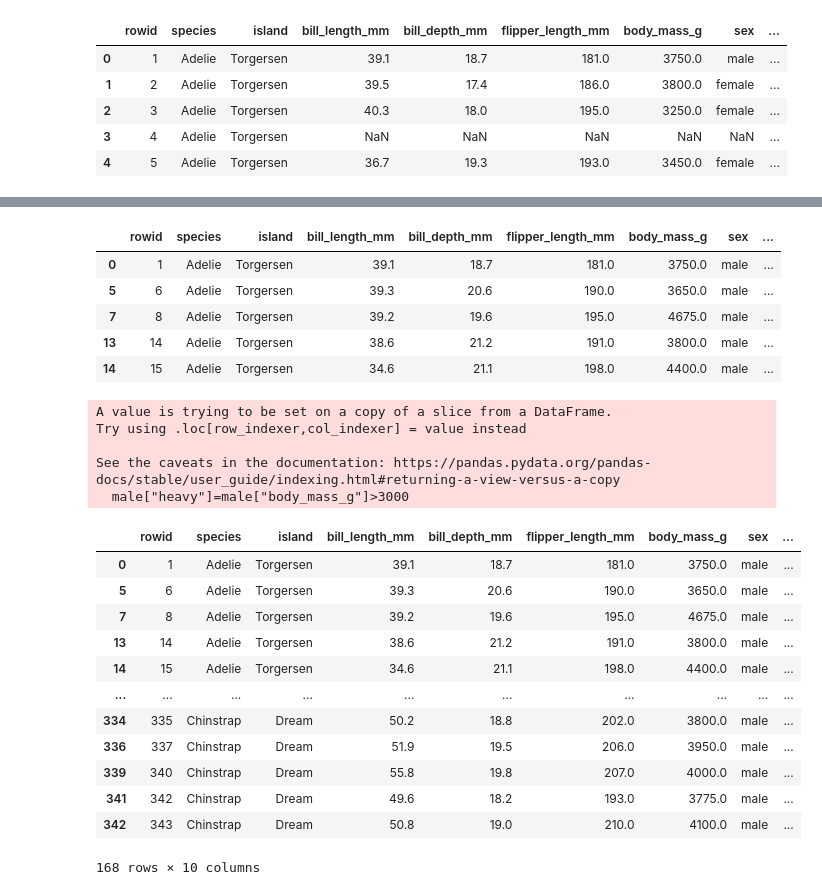
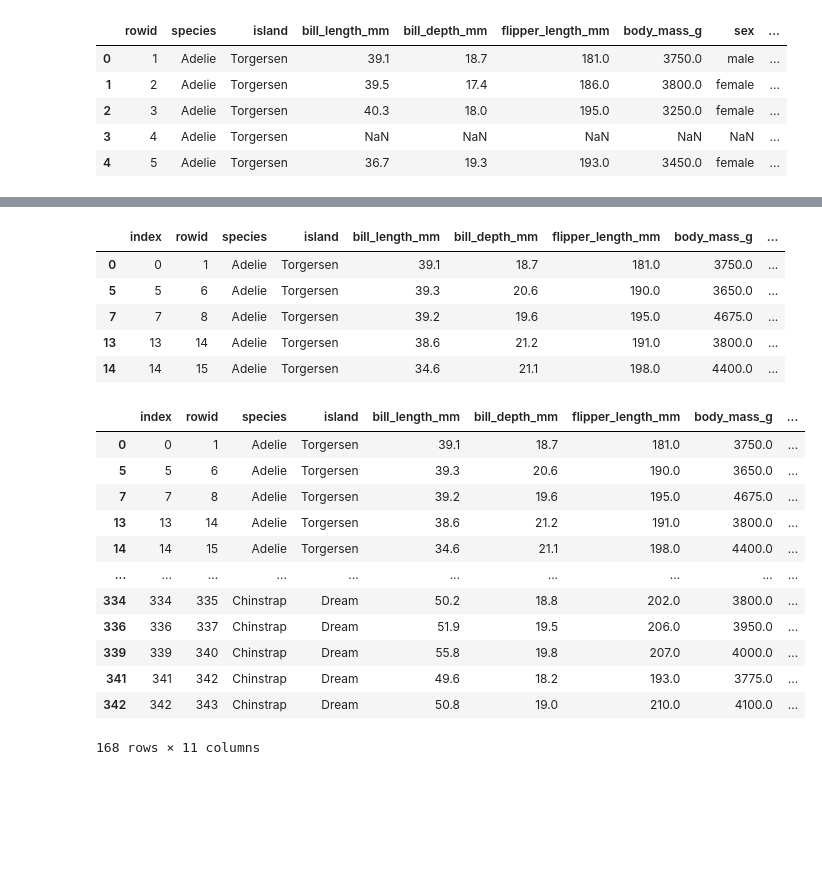
Before and after one commit to Praruj/Pandas_Practise_Portfolio, a Jupyter notebook: Notebooks/Pandas_05_Data_Transformations.ipynb, the cells around one changed output, grey strips where cells are left out. Drawn from its saved outputs; the diff is of its cells as text; code cells hidden in the pictures; blank space fills up the shorter version.

```diff
--- a/Notebooks/Pandas_05_Data_Transformations.ipynb
+++ b/Notebooks/Pandas_05_Data_Transformations.ipynb
@@ -582,38 +602,32 @@ penguins.head()
 # %%
-male=penguins[penguins["sex"]=="male"]
+penguins = penguins.reset_index()
+male=penguins[penguins["sex"]=="male"].copy()
 male.head()
 # %% [output]
-|  | rowid | species | island | bill_length_mm | bill_depth_mm | flipper_length_mm | body_mass_g | sex | ... |
-| 0 | 1 | Adelie | Torgersen | 39.1 | 18.7 | 181.0 | 3750.0 | male | ... |
-| 5 | 6 | Adelie | Torgersen | 39.3 | 20.6 | 190.0 | 3650.0 | male | ... |
-| 7 | 8 | Adelie | Torgersen | 39.2 | 19.6 | 195.0 | 4675.0 | male | ... |
-| 13 | 14 | Adelie | Torgersen | 38.6 | 21.2 | 191.0 | 3800.0 | male | ... |
-| 14 | 15 | Adelie | Torgersen | 34.6 | 21.1 | 198.0 | 4400.0 | male | ... |
+|  | index | rowid | species | island | bill_length_mm | bill_depth_mm | flipper_length_mm | body_mass_g | ... |
+| 0 | 0 | 1 | Adelie | Torgersen | 39.1 | 18.7 | 181.0 | 3750.0 | ... |
+| 5 | 5 | 6 | Adelie | Torgersen | 39.3 | 20.6 | 190.0 | 3650.0 | ... |
+| 7 | 7 | 8 | Adelie | Torgersen | 39.2 | 19.6 | 195.0 | 4675.0 | ... |
+| 13 | 13 | 14 | Adelie | Torgersen | 38.6 | 21.2 | 191.0 | 3800.0 | ... |
+| 14 | 14 | 15 | Adelie | Torgersen | 34.6 | 21.1 | 198.0 | 4400.0 | ... |
-# %%
-male["heavy"]=male["body_mass_g"]>3000
-#we can ignore the message of this
-# %% [output]
-A value is trying to be set on a copy of a slice from a DataFrame.
-Try using .loc[row_indexer,col_indexer] = value instead
-
-See the caveats in the documentation: https://pandas.pydata.org/pandas-docs/stable/user_guide/indexing.html#returning-a-view-versus-a-copy
-  male["heavy"]=male["body_mass_g"]>3000
 # %%
 # Filter the DataFrame to include only male penguins and add a new column 'body_mass_kg' by converting 'body_mass_g' to kilograms
-
-penguins=penguins[penguins["sex"]=="male"].assign(body_mass_kg=lambda df: df["body_mass_g"] / 1000)
-penguins
+body_mass_kg=(
+    penguins[penguins["sex"]=="male"]
+    .assign(body_mass_kg=lambda df: round(df["body_mass_g"] / 1000))
+    ) #rounding off values as well
+body_mass_kg
 # %% [output]
-|  | rowid | species | island | bill_length_mm | bill_depth_mm | flipper_length_mm | body_mass_g | sex | ... |
-| 0 | 1 | Adelie | Torgersen | 39.1 | 18.7 | 181.0 | 3750.0 | male | ... |
-| 5 | 6 | Adelie | Torgersen | 39.3 | 20.6 | 190.0 | 3650.0 | male | ... |
-| 7 | 8 | Adelie | Torgersen | 39.2 | 19.6 | 195.0 | 4675.0 | male | ... |
-| 13 | 14 | Adelie | Torgersen | 38.6 | 21.2 | 191.0 | 3800.0 | male | ... |
-| 14 | 15 | Adelie | Torgersen | 34.6 | 21.1 | 198.0 | 4400.0 | male | ... |
+|  | index | rowid | species | island | bill_length_mm | bill_depth_mm | flipper_length_mm | body_mass_g | ... |
+| 0 | 0 | 1 | Adelie | Torgersen | 39.1 | 18.7 | 181.0 | 3750.0 | ... |
+| 5 | 5 | 6 | Adelie | Torgersen | 39.3 | 20.6 | 190.0 | 3650.0 | ... |
+| 7 | 7 | 8 | Adelie | Torgersen | 39.2 | 19.6 | 195.0 | 4675.0 | ... |
+| 13 | 13 | 14 | Adelie | Torgersen | 38.6 | 21.2 | 191.0 | 3800.0 | ... |
+| 14 | 14 | 15 | Adelie | Torgersen | 34.6 | 21.1 | 198.0 | 4400.0 | ... |
 | ... | ... | ... | ... | ... | ... | ... | ... | ... | ... |
-| 334 | 335 | Chinstrap | Dream | 50.2 | 18.8 | 202.0 | 3800.0 | male | ... |
-| 336 | 337 | Chinstrap | Dream | 51.9 | 19.5 | 206.0 | 3950.0 | male | ... |
-| 339 | 340 | Chinstrap | Dream | 55.8 | 19.8 | 207.0 | 4000.0 | male | ... |
-| 341 | 342 | Chinstrap | Dream | 49.6 | 18.2 | 193.0 | 3775.0 | male | ... |
-| 342 | 343 | Chinstrap | Dream | 50.8 | 19.0 | 210.0 | 4100.0 | male | ... |
+| 334 | 334 | 335 | Chinstrap | Dream | 50.2 | 18.8 | 202.0 | 3800.0 | ... |
+| 336 | 336 | 337 | Chinstrap | Dream | 51.9 | 19.5 | 206.0 | 3950.0 | ... |
+| 339 | 339 | 340 | Chinstrap | Dream | 55.8 | 19.8 | 207.0 | 4000.0 | ... |
+| 341 | 341 | 342 | Chinstrap | Dream | 49.6 | 18.2 | 193.0 | 3775.0 | ... |
+| 342 | 342 | 343 | Chinstrap | Dream | 50.8 | 19.0 | 210.0 | 4100.0 | ... |
-168 rows × 10 columns
+168 rows × 11 columns
```
Also changed, not shown: parts of 2 cells of this notebook.
